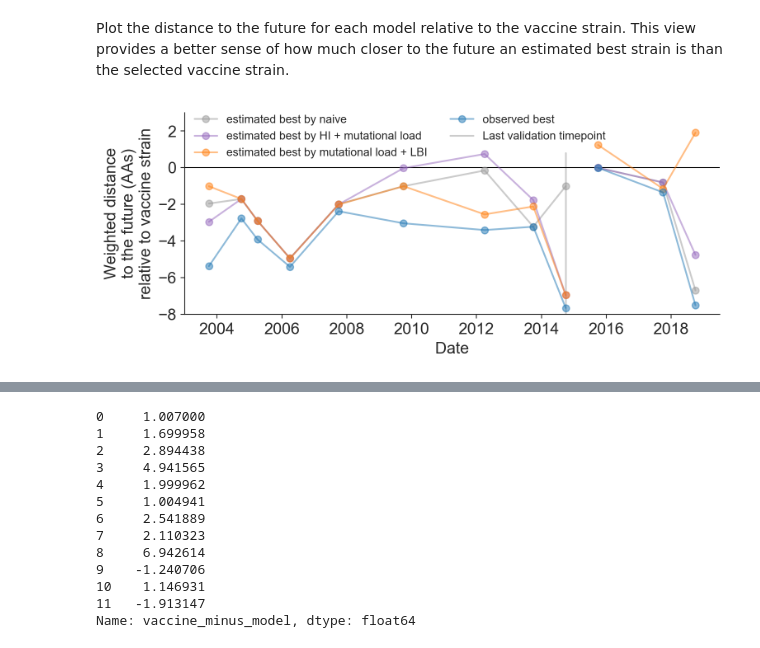
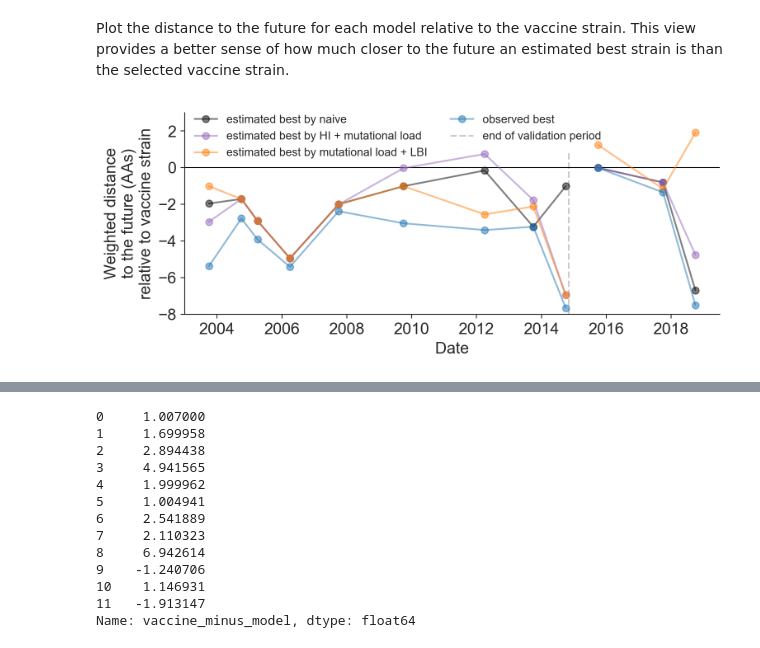
Before and after one commit to blab/flu-forecasting, a Jupyter notebook: logs/notebooks/vaccine-strain-comparison.ipynb, the cells around one changed output, grey strips where cells are left out. Cells and saved outputs as stored; diff of their text form; code cells hidden in the pictures.

```diff
--- a/logs/notebooks/vaccine-strain-comparison.ipynb
+++ b/logs/notebooks/vaccine-strain-comparison.ipynb
@@ -82,11 +84,17 @@ mpl.rc('text', usetex=False)
 # %% [markdown]
 ## Define functions
 # %%
+def calculate_pairwise_distance(sequence_1, sequence_2):
+    return (
+        np.frombuffer(sequence_1.encode(), dtype="S1") !=
+        np.frombuffer(sequence_2.encode(), dtype="S1")
+    ).sum()
+
 def calculate_weighted_distance_between_pairs(row):
-    distance = (
-        np.frombuffer(row["aa_sequence"].encode(), dtype="S1") !=
-        np.frombuffer(row["aa_sequence_future"].encode(), dtype="S1")
-    ).sum()
+    distance = calculate_pairwise_distance(
+        row["aa_sequence"],
+        row["aa_sequence_future"]
+    )
     return row["frequency"] * distance
 
 def calculate_weighted_distance_by_group(group_df):
@@ -171,7 +179,7 @@ vaccine_distance_to_future = tips_for_vaccines_df.groupby("timepoint").apply(
 vaccine_forecasts = vaccine_df.merge(
     vaccine_distance_to_future,
     on="timepoint"
-).loc[:, ["strain_type", "strain", "abbreviation", "timepoint", "future_timepoint", "distance_to_future"]]
+).loc[:, ["strain_type", "strain", "abbreviation", "timepoint", "future_timepoint", "distance_to_future", "aa_sequence"]]
 # %%
 vaccine_forecasts
 # %% [output]
@@ -415,7 +544,7 @@ colors_by_strain_type = {
     "observed best": "#1f77b4",
     "estimated best by ne_star-lbi": "#ff7f0e",
     "estimated best by cTiter_x-ne_star": "#9467bd",
-    "estimated best by naive": "#999999",
+    "estimated best by naive": "#000000",
 }
 # %% [markdown]
 Split data frames into validation and test periods.
@@ -691,34 +804,34 @@ ax.plot(
 ax.axhline(
     y=0,
     color="#000000",
     zorder=-10,
     lw=0.75
 )
 
 ax.axvline(
-    last_validation_timepoint,
+    last_validation_timepoint + pd.Timedelta(days=35),
     ymax=0.8,
     zorder=-10,
     alpha=0.2,
     color="#000000",
-    linestyle="-",
-    label="Last validation timepoint"
+    linestyle="--",
+    label="end of validation period"
 )
 
 ax.legend(
     loc=(0.01, 0.75),
     frameon=False,
     fontsize=10,
     ncol=2
 )
 
 #ax.set_yticks(distance_ticks)
 
 ax.set_xlabel("Date")
 ax.set_ylabel("Weighted distance\nto the future (AAs)\nrelative to vaccine strain")
 ax.set_ylim(-8, 3)
 
 plt.tight_layout()
 plt.savefig(output_relative_figure, bbox_inches="tight")
 # %% [output]
-[figure, old version]
+[figure, new version]
```
Also changed, not shown: parts of 38 cells of this notebook, 5 other files.
